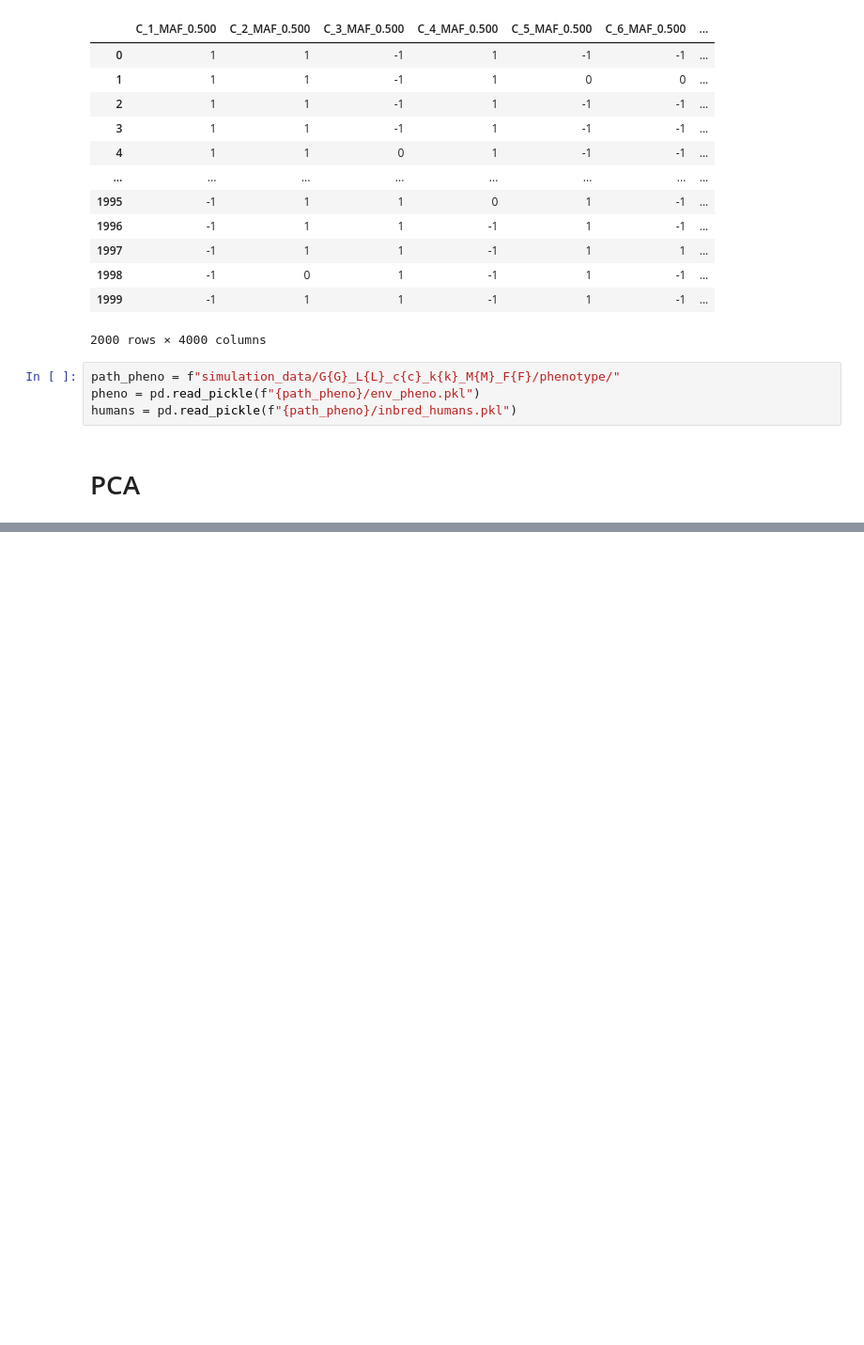
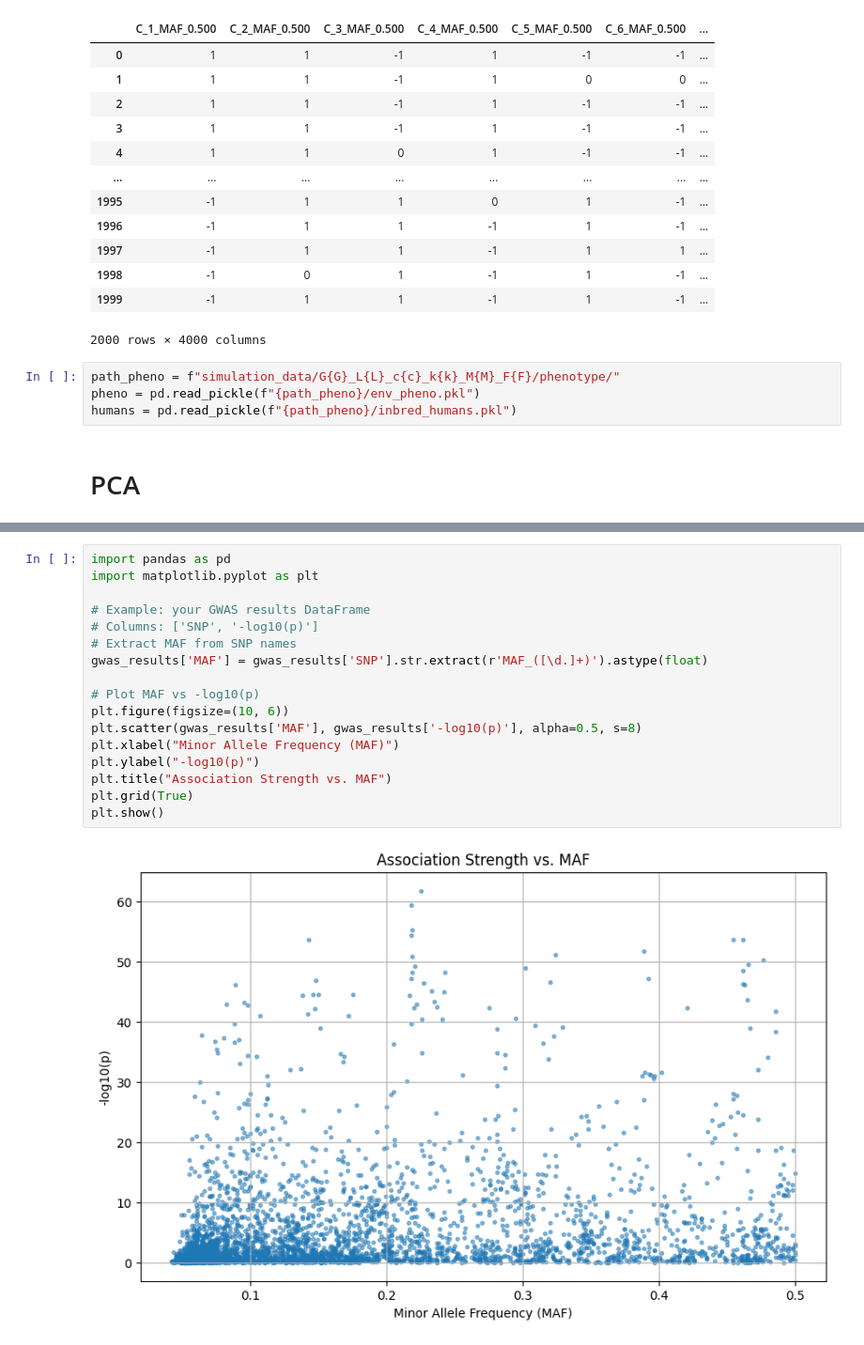
Before and after one commit to mat2m10/chasm, a Jupyter notebook: notebooks/coalescence_simulation_notebooks/03 correction through PCs.ipynb, the cells around one changed output, grey strips where cells are left out. Shown at 94% size. Drawn from its saved outputs; the diff is of its cells as text; blank space fills up the shorter version.

```diff
--- a/notebooks/coalescence_simulation_notebooks/03 correction through PCs.ipynb
+++ b/notebooks/coalescence_simulation_notebooks/03 correction through PCs.ipynb
@@ -106,0 +196,19 @@ humans = pd.read_pickle(f"{path_pheno}/inbred_humans.pkl")
+# %%
+import pandas as pd
+import matplotlib.pyplot as plt
+
+# Example: your GWAS results DataFrame
+# Columns: ['SNP', '-log10(p)']
+# Extract MAF from SNP names
+gwas_results['MAF'] = gwas_results['SNP'].str.extract(r'MAF_([\d.]+)').astype(float)
+
+# Plot MAF vs -log10(p)
+plt.figure(figsize=(10, 6))
+plt.scatter(gwas_results['MAF'], gwas_results['-log10(p)'], alpha=0.5, s=8)
+plt.xlabel("Minor Allele Frequency (MAF)")
+plt.ylabel("-log10(p)")
+plt.title("Association Strength vs. MAF")
+plt.grid(True)
+plt.show()
+# %% [output]
+[figure, added]
```
Also changed, not shown: parts of 7 cells of this notebook, 1 other file.
